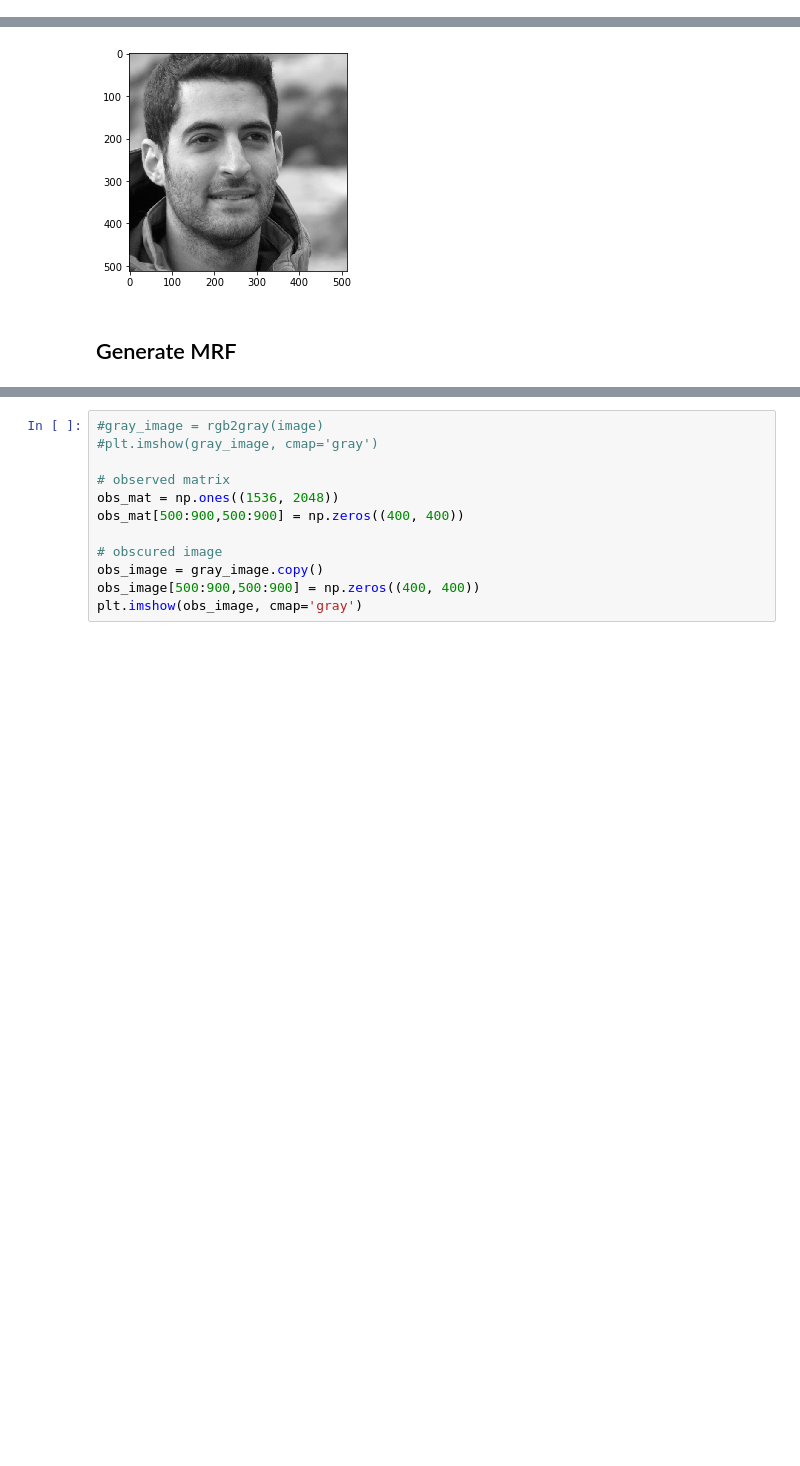
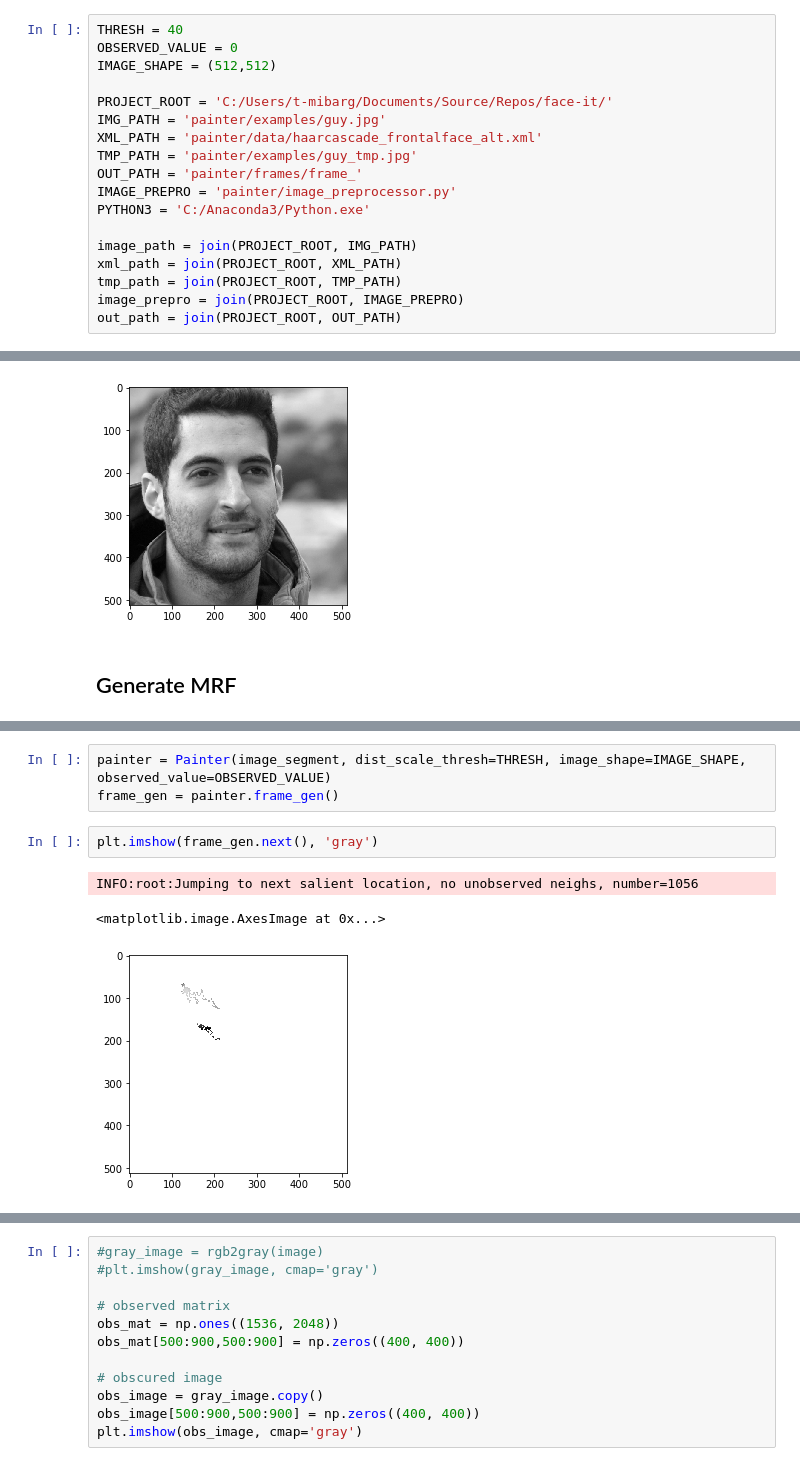
Before and after one commit to mbrg/face-it, a Jupyter notebook: painter/saliency/saliency.ipynb, the cells around one changed output, grey strips where cells are left out. Saved outputs shown, nothing was run; the diff lists cells and outputs as text; blank space fills up the shorter version.

```diff
--- a/painter/saliency/saliency.ipynb
+++ b/painter/saliency/saliency.ipynb
@@ -31,3 +26,21 @@ XML_PATH = 'painter/data/haarcascade_frontalface_alt.xml'
+# %%
+THRESH = 40
+OBSERVED_VALUE = 0
+IMAGE_SHAPE = (512,512)
+
+PROJECT_ROOT = 'C:/Users/t-mibarg/Documents/Source/Repos/face-it/'
+IMG_PATH = 'painter/examples/guy.jpg'
+XML_PATH = 'painter/data/haarcascade_frontalface_alt.xml'
+TMP_PATH = 'painter/examples/guy_tmp.jpg'
+OUT_PATH = 'painter/frames/frame_'
+IMAGE_PREPRO = 'painter/image_preprocessor.py'
+PYTHON3 = 'C:/Anaconda3/Python.exe'
+
+image_path = join(PROJECT_ROOT, IMG_PATH)
+xml_path = join(PROJECT_ROOT, XML_PATH)
+tmp_path = join(PROJECT_ROOT, TMP_PATH)
+image_prepro = join(PROJECT_ROOT, IMAGE_PREPRO)
+out_path = join(PROJECT_ROOT, OUT_PATH)
 # %%
 # Dependecies imports
 sys.path.extend([PROJECT_ROOT,])
@@ -64,0 +89,9 @@ error: ..\..\..\modules\imgproc\src\color.cpp:7456: error: (-215) scn == 3 || sc
+# %%
+painter = Painter(image_segment, dist_scale_thresh=THRESH, image_shape=IMAGE_SHAPE, observed_value=OBSERVED_VALUE)
+frame_gen = painter.frame_gen()
+# %%
+plt.imshow(frame_gen.next(), 'gray')
+# %% [output]
+INFO:root:Jumping to next salient location, no unobserved neighs, number=1056
+<matplotlib.image.AxesImage at 0x...>
+[figure, added]
```
Also changed, not shown: parts of 20 cells of this notebook, 5 other files.
